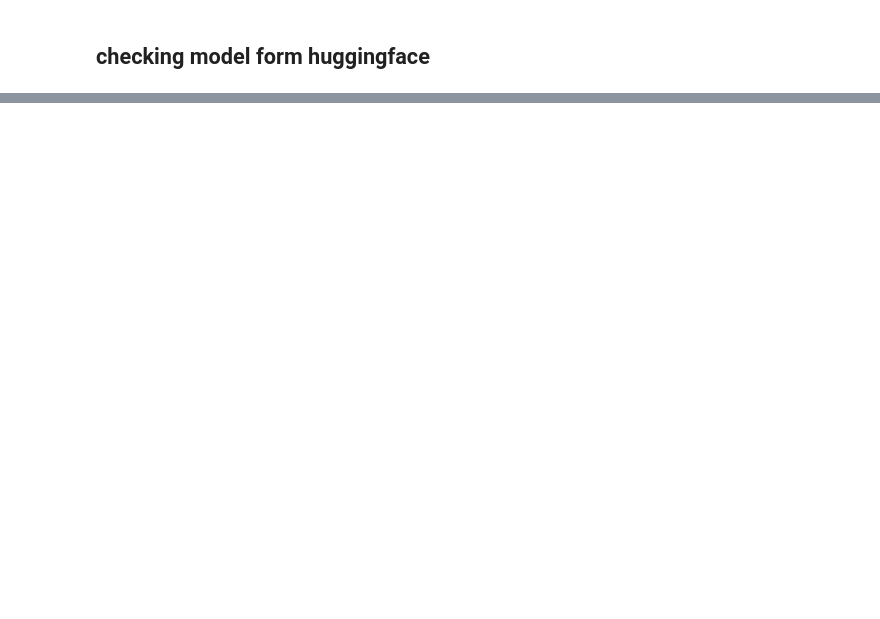
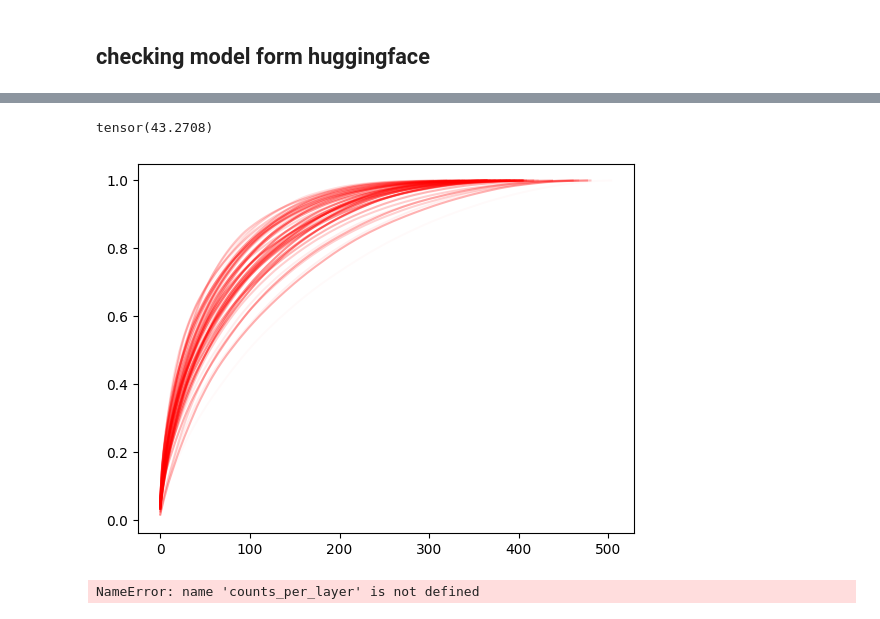
Before and after one commit to CognitoBlocks/BlockZero, a Jupyter notebook: model.ipynb, the cells around one changed output, grey strips where cells are left out. Saved outputs shown, nothing was run; the diff lists cells and outputs as text; code cells hidden in the pictures; blank space fills up the shorter version.

```diff
--- a/model.ipynb
+++ b/model.ipynb
@@ -60,0 +123,45 @@ print(shared_param / 1e9, expert_param / 1e9, active_param / 1e9)
+# %%
+from itertools import chain
+from collections import Counter
+import torch.nn.functional as F
+
+def route_tokens_to_experts(router_logits):
+    routing_weights = F.softmax(router_logits, dim=-1, dtype=torch.float)
+    routing_weights, selected_experts = torch.topk(routing_weights, 10, dim=-1)
+    if True:
+        routing_weights /= routing_weights.sum(dim=-1, keepdim=True)
+    routing_weights = routing_weights.to(router_logits.dtype)
+    return selected_experts, routing_weights
+
+counts_per_layer = {}
+for layer_id in range(len(outputs[0].router_logits)):
+    all_selected_experts = []
+    for output in outputs:
+        selected_experts, routing_weight = route_tokens_to_experts(output.router_logits[layer_id])
+        all_selected_experts.append(selected_experts)
+    flat = list(chain.from_iterable(torch.concat(all_selected_experts).tolist()))
+    counts_per_layer[layer_id] = Counter(flat)
+# %%
+import matplotlib.pyplot as plt
+
+layer_id = 30
+
+idx_sum = 0
+for layer_id in range(48):
+    count = torch.tensor(list(counts_per_layer[layer_id].values()))
+    count_norm = (count / count.sum()).sort(descending = True)[0]
+
+    cumsum = torch.cumsum(count_norm, dim=0)
+    threshold = 0.5
+    idx = torch.searchsorted(cumsum, threshold)
+    plt.plot(cumsum, color = 'red', alpha = layer_id / 100)
+    idx_sum += idx
+
+idx_sum / 48
+# %% [output]
+tensor(43.2708)
+[figure, added]
+# %%
+counts_per_layer
+# %% [output]
+NameError: name 'counts_per_layer' is not defined
```
Also changed, not shown: parts of 6 cells of this notebook, 10 other files.
